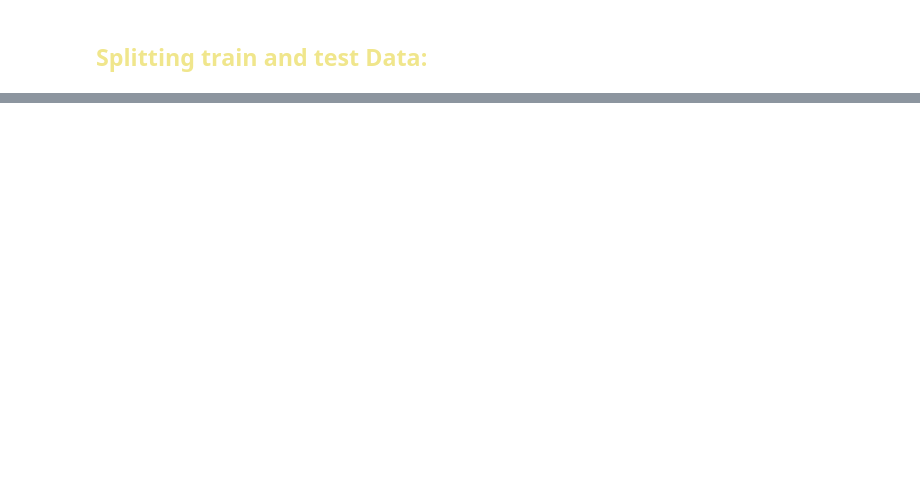
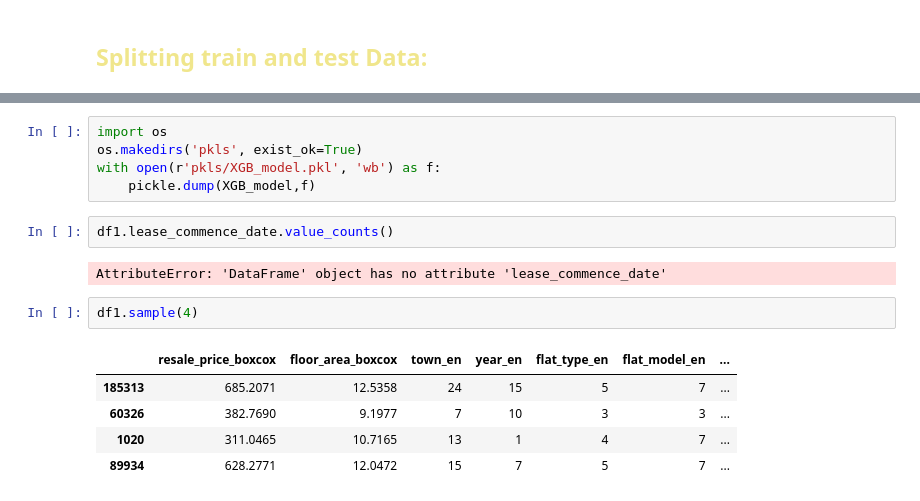
Before and after one commit to paranoid-nittix/Singapore-Resale-Flat-Prices-Predicting, a Jupyter notebook: preparing_for_modeling.ipynb, the cells around one changed output, grey strips where cells are left out. Drawn from its saved outputs; the diff is of its cells as text; blank space fills up the shorter version.

```diff
--- a/preparing_for_modeling.ipynb
+++ b/preparing_for_modeling.ipynb
@@ -189,0 +908,17 @@ x_train, x_test, y_train, y_test = train_test_split(df1.drop(['month','price_per
+# %%
+import os
+os.makedirs('pkls', exist_ok=True)
+with open(r'pkls/XGB_model.pkl', 'wb') as f:
+    pickle.dump(XGB_model,f)
+# %%
+df1.lease_commence_date.value_counts()
+# %% [output]
+AttributeError: 'DataFrame' object has no attribute 'lease_commence_date'
+# %%
+df1.sample(4)
+# %% [output]
+|  | resale_price_boxcox | floor_area_boxcox | town_en | year_en | flat_type_en | flat_model_en | ... |
+| 185313 | 685.2071 | 12.5358 | 24 | 15 | 5 | 7 | ... |
+| 60326 | 382.7690 | 9.1977 | 7 | 10 | 3 | 3 | ... |
+| 1020 | 311.0465 | 10.7165 | 13 | 1 | 4 | 7 | ... |
+| 89934 | 628.2771 | 12.0472 | 15 | 7 | 5 | 7 | ... |
```
Also changed, not shown: parts of 47 cells of this notebook, 9 other files.
